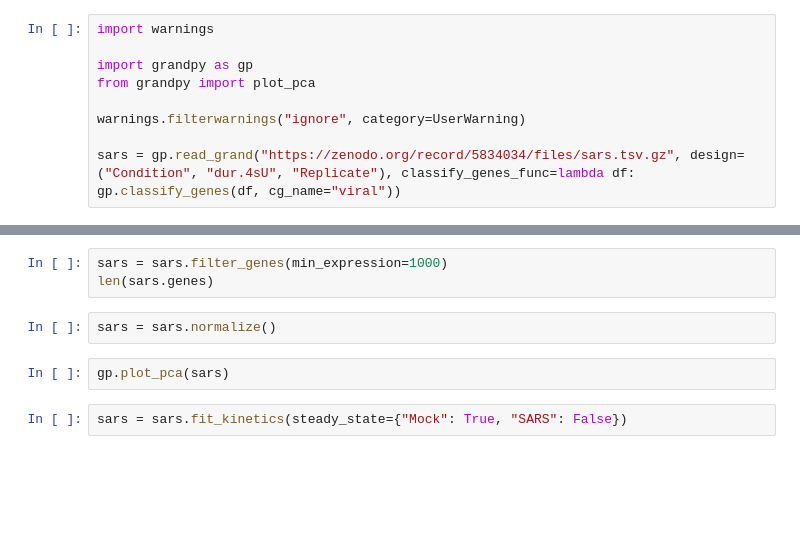
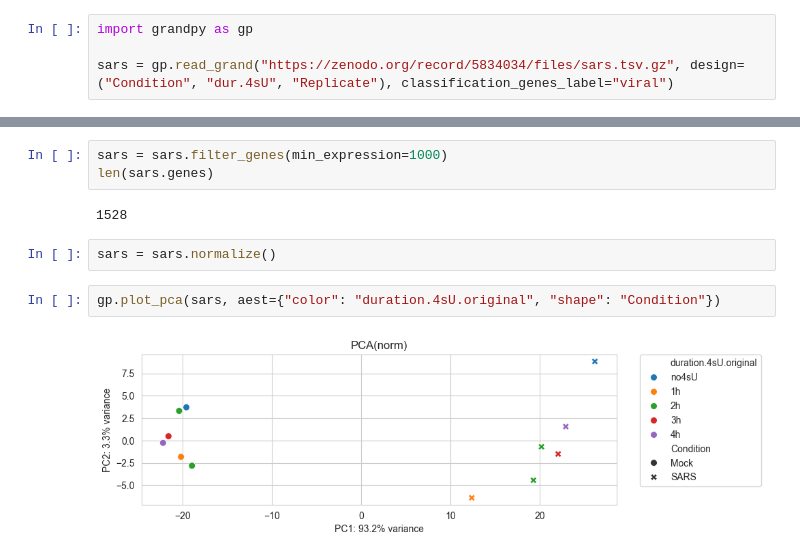
Before and after one commit to maus2310/GrandPy, a Jupyter notebook: docs/notebooks/presentation_notebook.ipynb, the cells around one changed output, grey strips where cells are left out. Saved outputs shown, nothing was run; the diff lists cells and outputs as text; blank space fills up the shorter version.

```diff
--- a/docs/notebooks/presentation_notebook.ipynb
+++ b/docs/notebooks/presentation_notebook.ipynb
@@ -3,9 +3,4 @@
 # %%
-import warnings
+import grandpy as gp
 
-import grandpy as gp
-from grandpy import plot_pca
-
-warnings.filterwarnings("ignore", category=UserWarning)
-
-sars = gp.read_grand("https://zenodo.org/record/5834034/files/sars.tsv.gz", design=("Condition", "dur.4sU", "Replicate"), classify_genes_func=lambda df: gp.classify_genes(df, cg_name="viral"))
+sars = gp.read_grand("https://zenodo.org/record/5834034/files/sars.tsv.gz", design=("Condition", "dur.4sU", "Replicate"), classification_genes_label="viral")
@@ -12,11 +45,13 @@ sars = gp.read_grand("https://zenodo.org/record/5834034/files/sars.tsv.gz", desi
 # %%
 sars = sars.filter_genes(min_expression=1000)
 len(sars.genes)
+# %% [output]
+1528
 # %%
 sars = sars.normalize()
 # %%
-gp.plot_pca(sars)
+gp.plot_pca(sars, aest={"color": "duration.4sU.original", "shape": "Condition"})
+# %% [output]
+[figure, added]
-# %%
-sars = sars.fit_kinetics(steady_state={"Mock": True, "SARS": False})
 # %%
 gp.plot_gene_progressive_timecourse(sars, "SMAD3", steady_state={"Mock": True, "SARS": False})
```
Also changed, not shown: parts of 13 cells of this notebook, 2 other files.
